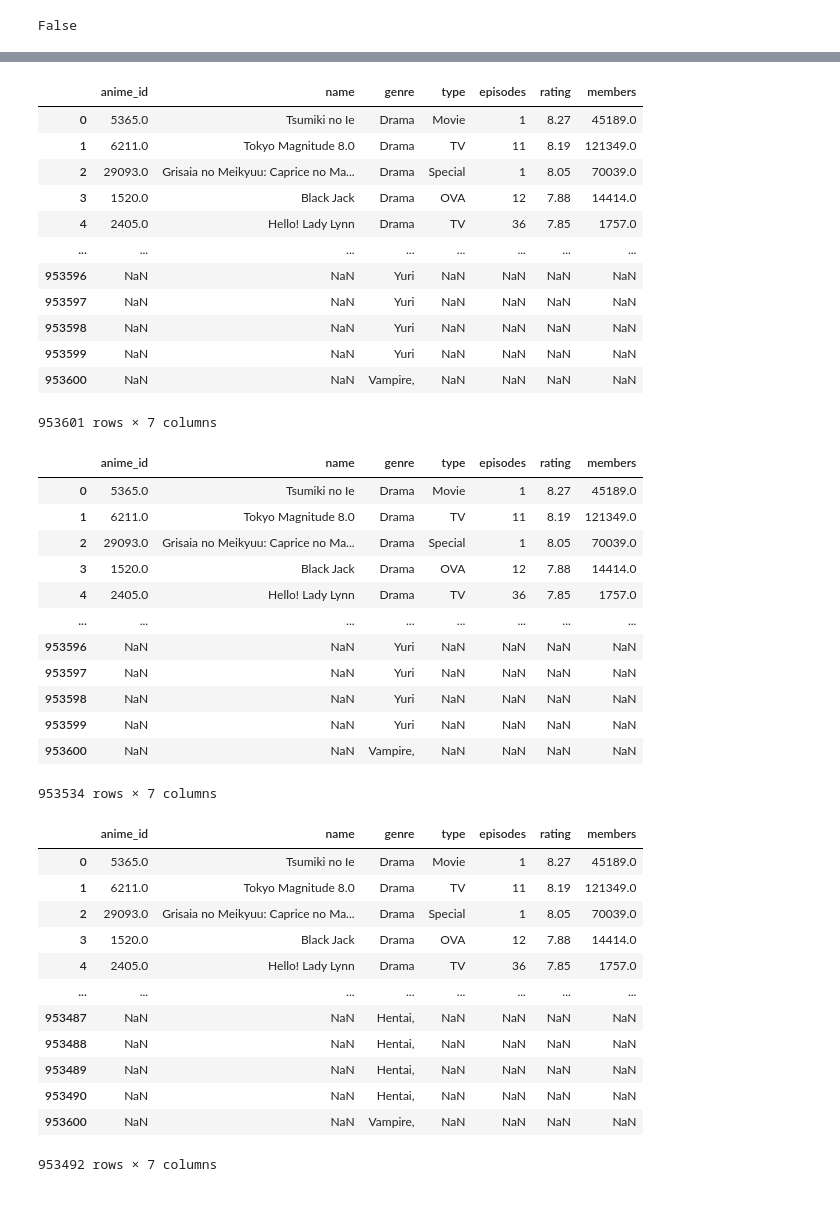
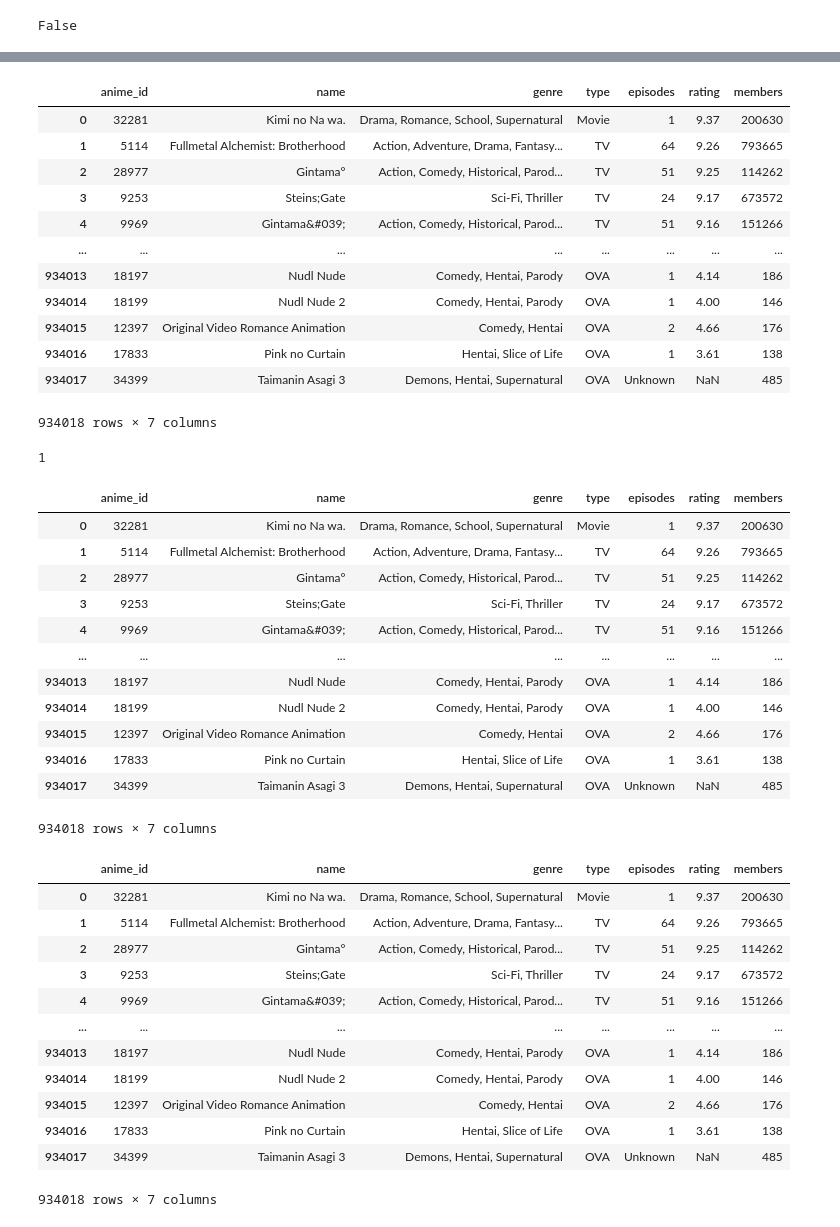
Before and after one commit to DINHC/animevcartoons, a Jupyter notebook: anime.ipynb, the cells around one changed output, grey strips where cells are left out. Cells and saved outputs as stored; diff of their text form; code cells hidden in the pictures.

```diff
--- a/anime.ipynb
+++ b/anime.ipynb
@@ -3,6 +3,7 @@ import matplotlib.pyplot as plt
 import pandas as pd
 import scipy.stats as st
 import numpy as np
+pd.set_option('display.max_rows', 10)
 # %%
 anime_path = "archive/anime.csv"
 
@@ -78,3 +98,6 @@ anime2
 | 12278 | 17833 | Pink no Curtain | Hentai, Slice of Life | OVA | 1 | 3.61 | 138 |
 | 12285 | 34399 | Taimanin Asagi 3 | Demons, Hentai, Supernatural | OVA | Unknown | NaN | 485 |
 11471 rows × 7 columns
+# %%
+anime2 = anime2.loc[anime2['genre'] !="Yaoi"]
+anime2
@@ -163,54 +201,58 @@ anime3
 # %%
-merge = anime2.merge(anime3, how = 'right', on= "genre")
+merge = anime2.merge(anime3, how = 'left', on= "genre")
 merge
 # %% [output]
 |  | anime_id | name | genre | type | episodes | rating | members |
-| 0 | 5365.0 | Tsumiki no Ie | Drama | Movie | 1 | 8.27 | 45189.0 |
-| 1 | 6211.0 | Tokyo Magnitude 8.0 | Drama | TV | 11 | 8.19 | 121349.0 |
-| 2 | 29093.0 | Grisaia no Meikyuu: Caprice no Ma... | Drama | Special | 1 | 8.05 | 70039.0 |
-| 3 | 1520.0 | Black Jack | Drama | OVA | 12 | 7.88 | 14414.0 |
-| 4 | 2405.0 | Hello! Lady Lynn | Drama | TV | 36 | 7.85 | 1757.0 |
+| 0 | 32281 | Kimi no Na wa. | Drama, Romance, School, Supernatural | Movie | 1 | 9.37 | 200630 |
+| 1 | 5114 | Fullmetal Alchemist: Brotherhood | Action, Adventure, Drama, Fantasy... | TV | 64 | 9.26 | 793665 |
+| 2 | 28977 | Gintama° | Action, Comedy, Historical, Parod... | TV | 51 | 9.25 | 114262 |
+| 3 | 9253 | Steins;Gate | Sci-Fi, Thriller | TV | 24 | 9.17 | 673572 |
+| 4 | 9969 | Gintama&#039; | Action, Comedy, Historical, Parod... | TV | 51 | 9.16 | 151266 |
 | ... | ... | ... | ... | ... | ... | ... | ... |
-| 953596 | NaN | NaN | Yuri | NaN | NaN | NaN | NaN |
-| 953597 | NaN | NaN | Yuri | NaN | NaN | NaN | NaN |
-| 953598 | NaN | NaN | Yuri | NaN | NaN | NaN | NaN |
-| 953599 | NaN | NaN | Yuri | NaN | NaN | NaN | NaN |
-| 953600 | NaN | NaN | Vampire, | NaN | NaN | NaN | NaN |
+| 934013 | 18197 | Nudl Nude | Comedy, Hentai, Parody | OVA | 1 | 4.14 | 186 |
+| 934014 | 18199 | Nudl Nude 2 | Comedy, Hentai, Parody | OVA | 1 | 4.00 | 146 |
+| 934015 | 12397 | Original Video Romance Animation | Comedy, Hentai | OVA | 2 | 4.66 | 176 |
+| 934016 | 17833 | Pink no Curtain | Hentai, Slice of Life | OVA | 1 | 3.61 | 138 |
+| 934017 | 34399 | Taimanin Asagi 3 | Demons, Hentai, Supernatural | OVA | Unknown | NaN | 485 |
-953601 rows × 7 columns
+934018 rows × 7 columns
+# %%
+np.count_nonzero(merge['name']=='Kimi no Na wa.')
+# %% [output]
+1
 # %%
 merge = merge.loc[merge['genre'] !=("Hentai")]
 merge
 # %% [output]
 |  | anime_id | name | genre | type | episodes | rating | members |
-| 0 | 5365.0 | Tsumiki no Ie | Drama | Movie | 1 | 8.27 | 45189.0 |
-| 1 | 6211.0 | Tokyo Magnitude 8.0 | Drama | TV | 11 | 8.19 | 121349.0 |
-| 2 | 29093.0 | Grisaia no Meikyuu: Caprice no Ma... | Drama | Special | 1 | 8.05 | 70039.0 |
-| 3 | 1520.0 | Black Jack | Drama | OVA | 12 | 7.88 | 14414.0 |
-| 4 | 2405.0 | Hello! Lady Lynn | Drama | TV | 36 | 7.85 | 1757.0 |
+| 0 | 32281 | Kimi no Na wa. | Drama, Romance, School, Supernatural | Movie | 1 | 9.37 | 200630 |
+| 1 | 5114 | Fullmetal Alchemist: Brotherhood | Action, Adventure, Drama, Fantasy... | TV | 64 | 9.26 | 793665 |
+| 2 | 28977 | Gintama° | Action, Comedy, Historical, Parod... | TV | 51 | 9.25 | 114262 |
+| 3 | 9253 | Steins;Gate | Sci-Fi, Thriller | TV | 24 | 9.17 | 673572 |
+| 4 | 9969 | Gintama&#039; | Action, Comedy, Historical, Parod... | TV | 51 | 9.16 | 151266 |
 | ... | ... | ... | ... | ... | ... | ... | ... |
-| 953596 | NaN | NaN | Yuri | NaN | NaN | NaN | NaN |
-| 953597 | NaN | NaN | Yuri | NaN | NaN | NaN | NaN |
-| 953598 | NaN | NaN | Yuri | NaN | NaN | NaN | NaN |
-| 953599 | NaN | NaN | Yuri | NaN | NaN | NaN | NaN |
-| 953600 | NaN | NaN | Vampire, | NaN | NaN | NaN | NaN |
+| 934013 | 18197 | Nudl Nude | Comedy, Hentai, Parody | OVA | 1 | 4.14 | 186 |
+| 934014 | 18199 | Nudl Nude 2 | Comedy, Hentai, Parody | OVA | 1 | 4.00 | 146 |
+| 934015 | 12397 | Original Video Romance Animation | Comedy, Hentai | OVA | 2 | 4.66 | 176 |
+| 934016 | 17833 | Pink no Curtain | Hentai, Slice of Life | OVA | 1 | 3.61 | 138 |
+| 934017 | 34399 | Taimanin Asagi 3 | Demons, Hentai, Supernatural | OVA | Unknown | NaN | 485 |
-953534 rows × 7 columns
+934018 rows × 7 columns
 # %%
 merge = merge.loc[merge['genre'] !=("Yuri")]
 merge
 # %% [output]
 |  | anime_id | name | genre | type | episodes | rating | members |
-| 0 | 5365.0 | Tsumiki no Ie | Drama | Movie | 1 | 8.27 | 45189.0 |
-| 1 | 6211.0 | Tokyo Magnitude 8.0 | Drama | TV | 11 | 8.19 | 121349.0 |
-| 2 | 29093.0 | Grisaia no Meikyuu: Caprice no Ma... | Drama | Special | 1 | 8.05 | 70039.0 |
-| 3 | 1520.0 | Black Jack | Drama | OVA | 12 | 7.88 | 14414.0 |
-| 4 | 2405.0 | Hello! Lady Lynn | Drama | TV | 36 | 7.85 | 1757.0 |
+| 0 | 32281 | Kimi no Na wa. | Drama, Romance, School, Supernatural | Movie | 1 | 9.37 | 200630 |
+| 1 | 5114 | Fullmetal Alchemist: Brotherhood | Action, Adventure, Drama, Fantasy... | TV | 64 | 9.26 | 793665 |
+| 2 | 28977 | Gintama° | Action, Comedy, Historical, Parod... | TV | 51 | 9.25 | 114262 |
+| 3 | 9253 | Steins;Gate | Sci-Fi, Thriller | TV | 24 | 9.17 | 673572 |
+| 4 | 9969 | Gintama&#039; | Action, Comedy, Historical, Parod... | TV | 51 | 9.16 | 151266 |
 | ... | ... | ... | ... | ... | ... | ... | ... |
-| 953487 | NaN | NaN | Hentai, | NaN | NaN | NaN | NaN |
-| 953488 | NaN | NaN | Hentai, | NaN | NaN | NaN | NaN |
-| 953489 | NaN | NaN | Hentai, | NaN | NaN | NaN | NaN |
-| 953490 | NaN | NaN | Hentai, | NaN | NaN | NaN | NaN |
-| 953600 | NaN | NaN | Vampire, | NaN | NaN | NaN | NaN |
+| 934013 | 18197 | Nudl Nude | Comedy, Hentai, Parody | OVA | 1 | 4.14 | 186 |
+| 934014 | 18199 | Nudl Nude 2 | Comedy, Hentai, Parody | OVA | 1 | 4.00 | 146 |
+| 934015 | 12397 | Original Video Romance Animation | Comedy, Hentai | OVA | 2 | 4.66 | 176 |
+| 934016 | 17833 | Pink no Curtain | Hentai, Slice of Life | OVA | 1 | 3.61 | 138 |
+| 934017 | 34399 | Taimanin Asagi 3 | Demons, Hentai, Supernatural | OVA | Unknown | NaN | 485 |
-953492 rows × 7 columns
+934018 rows × 7 columns
 # %%
 merge = merge.loc[merge['genre'] !=("Hentai,")]
 merge
```
Also changed, not shown: parts of 25 cells of this notebook.
